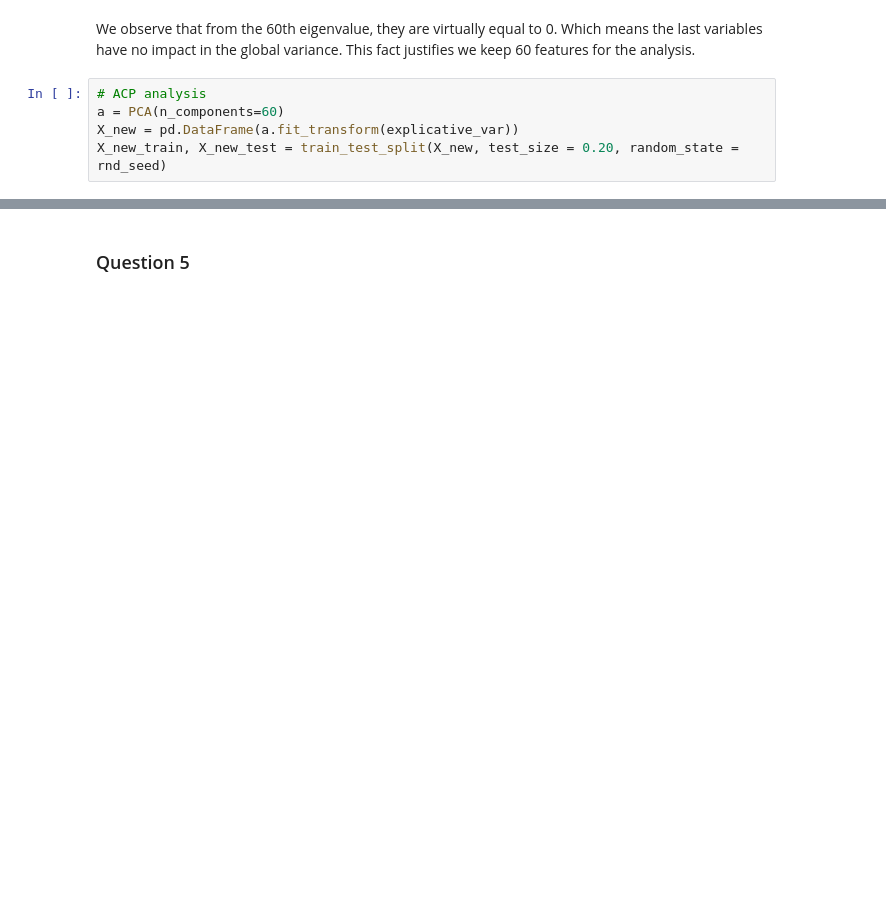
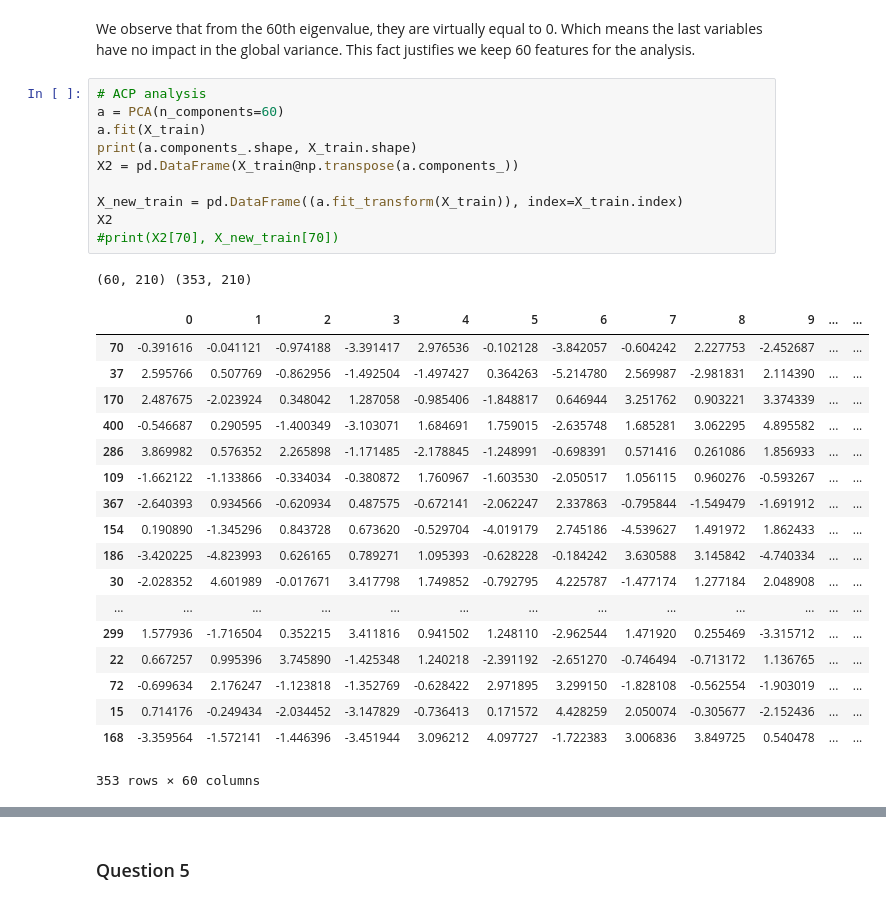
Before and after one commit to margauxRodrigues/Stats_TP3, a Jupyter notebook: TP3_margaux_rodrigues.ipynb, the cells around one changed output, grey strips where cells are left out. Saved outputs shown, nothing was run; the diff lists cells and outputs as text; blank space fills up the shorter version.

```diff
--- a/TP3_margaux_rodrigues.ipynb
+++ b/TP3_margaux_rodrigues.ipynb
@@ -132,8 +132,33 @@ plt.show()
 # %% [markdown]
 We observe that from the 60th eigenvalue, they are virtually equal to 0. Which means the last variables have no impact in the global variance.
 This fact justifies we keep 60 features for the analysis.
-# %%
-# ACP analysis
-a = PCA(n_components=60)
-X_new = pd.DataFrame(a.fit_transform(explicative_var))
-X_new_train, X_new_test = train_test_split(X_new, test_size = 0.20, random_state = rnd_seed)
+# %%
+# ACP analysis
+a = PCA(n_components=60)
+a.fit(X_train)
+print(a.components_.shape, X_train.shape)
+X2 = pd.DataFrame(X_train@np.transpose(a.components_))
+
+X_new_train = pd.DataFrame((a.fit_transform(X_train)), index=X_train.index)
+X2
+#print(X2[70], X_new_train[70])
+# %% [output]
+(60, 210) (353, 210)
+|  | 0 | 1 | 2 | 3 | 4 | 5 | 6 | 7 | 8 | 9 | ... | ... |
+| 70 | -0.391616 | -0.041121 | -0.974188 | -3.391417 | 2.976536 | -0.102128 | -3.842057 | -0.604242 | 2.227753 | -2.452687 | ... | ... |
+| 37 | 2.595766 | 0.507769 | -0.862956 | -1.492504 | -1.497427 | 0.364263 | -5.214780 | 2.569987 | -2.981831 | 2.114390 | ... | ... |
+| 170 | 2.487675 | -2.023924 | 0.348042 | 1.287058 | -0.985406 | -1.848817 | 0.646944 | 3.251762 | 0.903221 | 3.374339 | ... | ... |
+| 400 | -0.546687 | 0.290595 | -1.400349 | -3.103071 | 1.684691 | 1.759015 | -2.635748 | 1.685281 | 3.062295 | 4.895582 | ... | ... |
+| 286 | 3.869982 | 0.576352 | 2.265898 | -1.171485 | -2.178845 | -1.248991 | -0.698391 | 0.571416 | 0.261086 | 1.856933 | ... | ... |
+| 109 | -1.662122 | -1.133866 | -0.334034 | -0.380872 | 1.760967 | -1.603530 | -2.050517 | 1.056115 | 0.960276 | -0.593267 | ... | ... |
+| 367 | -2.640393 | 0.934566 | -0.620934 | 0.487575 | -0.672141 | -2.062247 | 2.337863 | -0.795844 | -1.549479 | -1.691912 | ... | ... |
+| 154 | 0.190890 | -1.345296 | 0.843728 | 0.673620 | -0.529704 | -4.019179 | 2.745186 | -4.539627 | 1.491972 | 1.862433 | ... | ... |
+| 186 | -3.420225 | -4.823993 | 0.626165 | 0.789271 | 1.095393 | -0.628228 | -0.184242 | 3.630588 | 3.145842 | -4.740334 | ... | ... |
+| 30 | -2.028352 | 4.601989 | -0.017671 | 3.417798 | 1.749852 | -0.792795 | 4.225787 | -1.477174 | 1.277184 | 2.048908 | ... | ... |
+| ... | ... | ... | ... | ... | ... | ... | ... | ... | ... | ... | ... | ... |
+| 299 | 1.577936 | -1.716504 | 0.352215 | 3.411816 | 0.941502 | 1.248110 | -2.962544 | 1.471920 | 0.255469 | -3.315712 | ... | ... |
+| 22 | 0.667257 | 0.995396 | 3.745890 | -1.425348 | 1.240218 | -2.391192 | -2.651270 | -0.746494 | -0.713172 | 1.136765 | ... | ... |
+| 72 | -0.699634 | 2.176247 | -1.123818 | -1.352769 | -0.628422 | 2.971895 | 3.299150 | -1.828108 | -0.562554 | -1.903019 | ... | ... |
+| 15 | 0.714176 | -0.249434 | -2.034452 | -3.147829 | -0.736413 | 0.171572 | 4.428259 | 2.050074 | -0.305677 | -2.152436 | ... | ... |
+| 168 | -3.359564 | -1.572141 | -1.446396 | -3.451944 | 3.096212 | 4.097727 | -1.722383 | 3.006836 | 3.849725 | 0.540478 | ... | ... |
+353 rows × 60 columns
```
Also changed, not shown: parts of 10 cells of this notebook.
